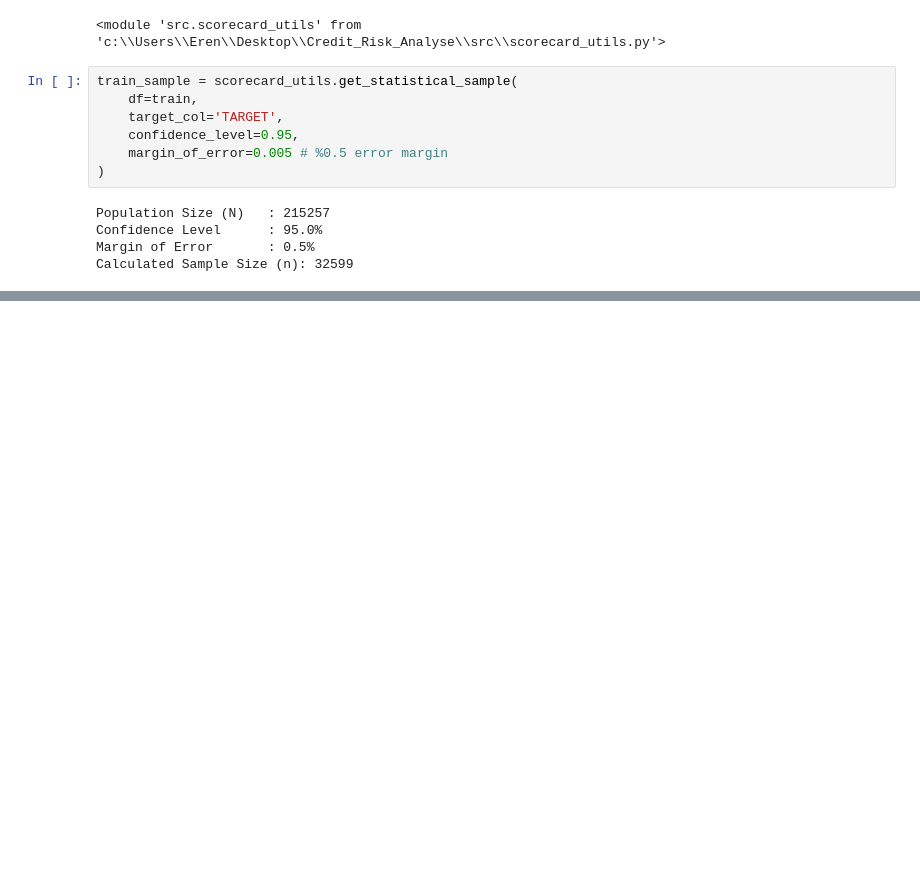
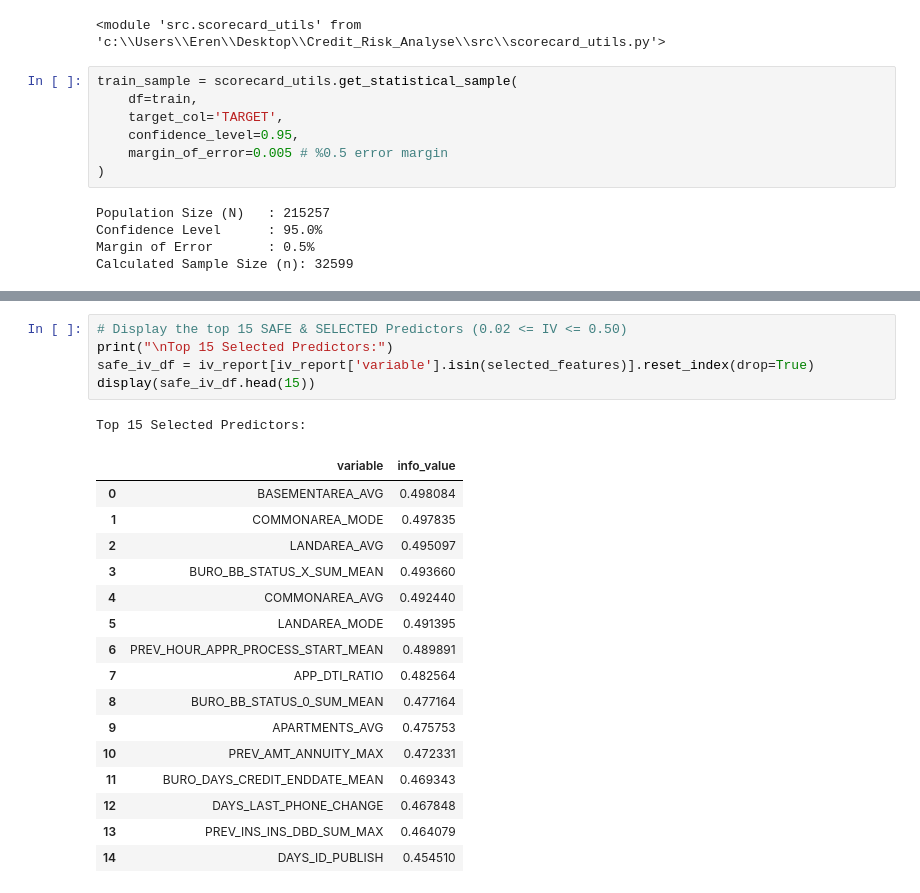
Before and after one commit to ErenReyhanlioglu/Credit_Risk_Analysis, a Jupyter notebook: notebooks/02_feature_selection_and_binning.ipynb, the cells around one changed output, grey strips where cells are left out. Drawn from its saved outputs; the diff is of its cells as text; blank space fills up the shorter version.

```diff
--- a/notebooks/02_feature_selection_and_binning.ipynb
+++ b/notebooks/02_feature_selection_and_binning.ipynb
@@ -54,0 +77,23 @@ display(iv_report.head(15))
+# %%
+# Display the top 15 SAFE & SELECTED Predictors (0.02 <= IV <= 0.50)
+print("\nTop 15 Selected Predictors:")
+safe_iv_df = iv_report[iv_report['variable'].isin(selected_features)].reset_index(drop=True)
+display(safe_iv_df.head(15))
+# %% [output]
+Top 15 Selected Predictors:
+|  | variable | info_value |
+| 0 | BASEMENTAREA_AVG | 0.498084 |
+| 1 | COMMONAREA_MODE | 0.497835 |
+| 2 | LANDAREA_AVG | 0.495097 |
+| 3 | BURO_BB_STATUS_X_SUM_MEAN | 0.493660 |
+| 4 | COMMONAREA_AVG | 0.492440 |
+| 5 | LANDAREA_MODE | 0.491395 |
+| 6 | PREV_HOUR_APPR_PROCESS_START_MEAN | 0.489891 |
+| 7 | APP_DTI_RATIO | 0.482564 |
+| 8 | BURO_BB_STATUS_0_SUM_MEAN | 0.477164 |
+| 9 | APARTMENTS_AVG | 0.475753 |
+| 10 | PREV_AMT_ANNUITY_MAX | 0.472331 |
+| 11 | BURO_DAYS_CREDIT_ENDDATE_MEAN | 0.469343 |
+| 12 | DAYS_LAST_PHONE_CHANGE | 0.467848 |
+| 13 | PREV_INS_INS_DBD_SUM_MAX | 0.464079 |
+| 14 | DAYS_ID_PUBLISH | 0.454510 |
```
Also changed, not shown: parts of 11 cells of this notebook, 1 other file.
